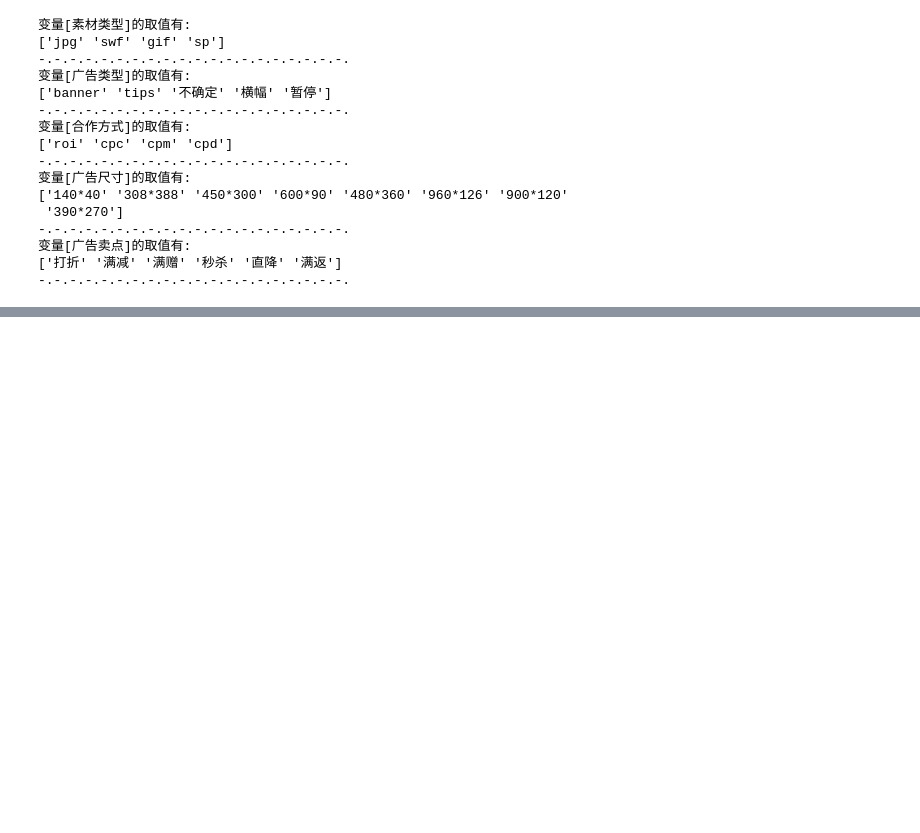
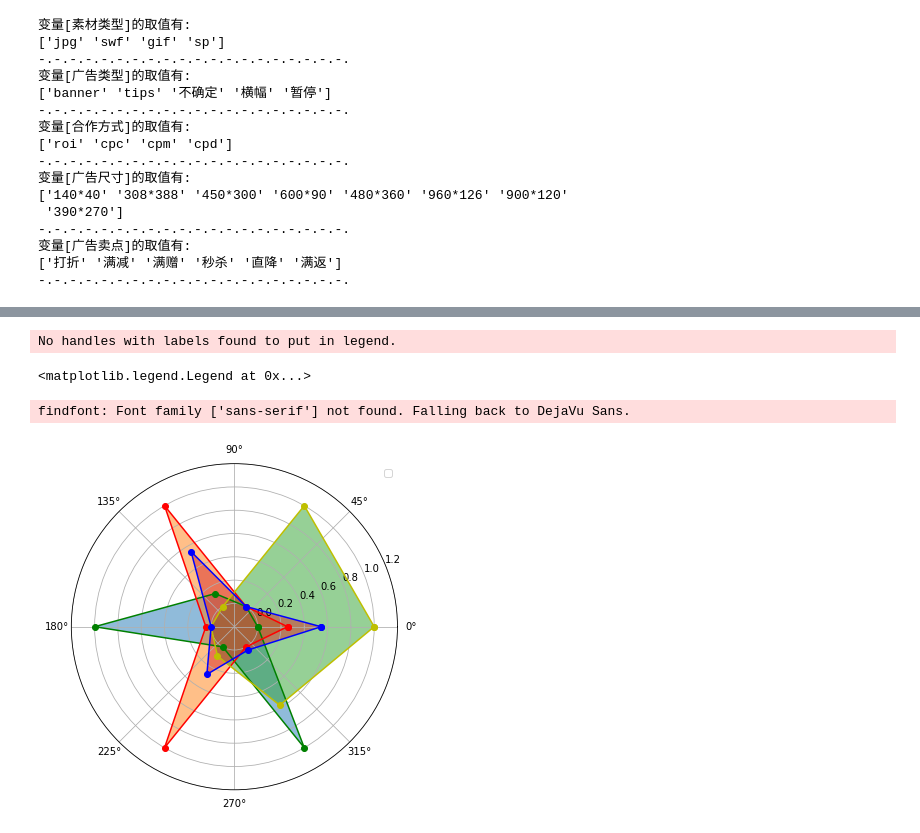
Before and after one commit to linyuexi/commity_exercise, a Jupyter notebook: 广告效果.ipynb, the cells around one changed output, grey strips where cells are left out. Saved outputs shown, nothing was run; the diff lists cells and outputs as text; code cells hidden in the pictures; blank space fills up the shorter version.

```diff
--- a/广告效果.ipynb
+++ b/广告效果.ipynb
@@ -82,0 +77,7 @@ print(ohe_matrix)
+# %%
+
+sacle_matrix = raw_data2.iloc[:, 1:7]
+model_scaler = MinMaxScaler()
+data_scaled = model_scaler.fit_transform(sacle_matrix)
+
+X = np.hstack((data_scaled, ohe_matrix))
@@ -82,0 +110,3 @@ print(ohe_matrix)
+# %%
+cluster_labels=pd.DataFrame(cluster_labels_k,columns=['clusters'])
+merge_data=pd.concat((raw_data2,cluster_labels),axis=1)
@@ -82,0 +131,14 @@ print(ohe_matrix)
+# %%
+cluster_features=[]
+for line in range(best_k):
+    label_data=merge_data[merge_data['clusters']==line]
+    part1_data=label_data.iloc[:,1:7]
+    part1_desc=part1_data.describe().round(3)
+    merge_data1=part1_desc.iloc[2,:]
+    part2_data=label_data.iloc[:,7:-1]
+    part2_desc=part2_data.describe(include='all')
+    merge_data2=part2_desc.iloc[2,:]
+    merge_line=pd.concat((merge_data1,merge_data2),axis=0)
+    cluster_features.append(merge_line)
+cluster_pd=pd.DataFrame(cluster_features).T
+all_cluster_set=pd.concat((clustering_count,clustering_ratio,cluster_pd),axis=0)
@@ -82,0 +177,26 @@ print(ohe_matrix)
+# %%
+num_sets = cluster_pd.iloc[:6,:].T.astype(np.float64)
+num_sets_max_min = model_scaler.fit_transform(num_sets)
+# %%
+
+fig = plt.figure(figsize=(6, 6))
+ax = fig.add_subplot(111, polar=True)
+labels = np.array(merge_data1.index)
+cor_list = ['g', 'r', 'y', 'b']
+angles = np.linspace(0, 2 * np.pi, len(labels), endpoint=False)
+angles = np.concatenate((angles, [angles[0]]))
+
+for i in range(len(num_sets)):
+    data_tmp = num_sets_max_min[i, :]
+    data = np.concatenate((data_tmp, [data_tmp[0]]))
+    ax.plot(angles, data, 'o-', c=cor_list[i])
+    ax.fill(angles, data, alpha=2.5)
+# ax.set_thetagrids(angles * 180 / np.pi, labels, fontproperties='SimHei')
+# ax.set_title('各聚类类别显著特征对比', fontproperties='SimHei')
+ax.set_rlim(-0.2, 1.2)
+plt.legend()
+# %% [output]
+No handles with labels found to put in legend.
+<matplotlib.legend.Legend at 0x...>
+findfont: Font family ['sans-serif'] not found. Falling back to DejaVu Sans.
+[figure, added]
```
Also changed, not shown: parts of 13 cells of this notebook, 3 other files.
